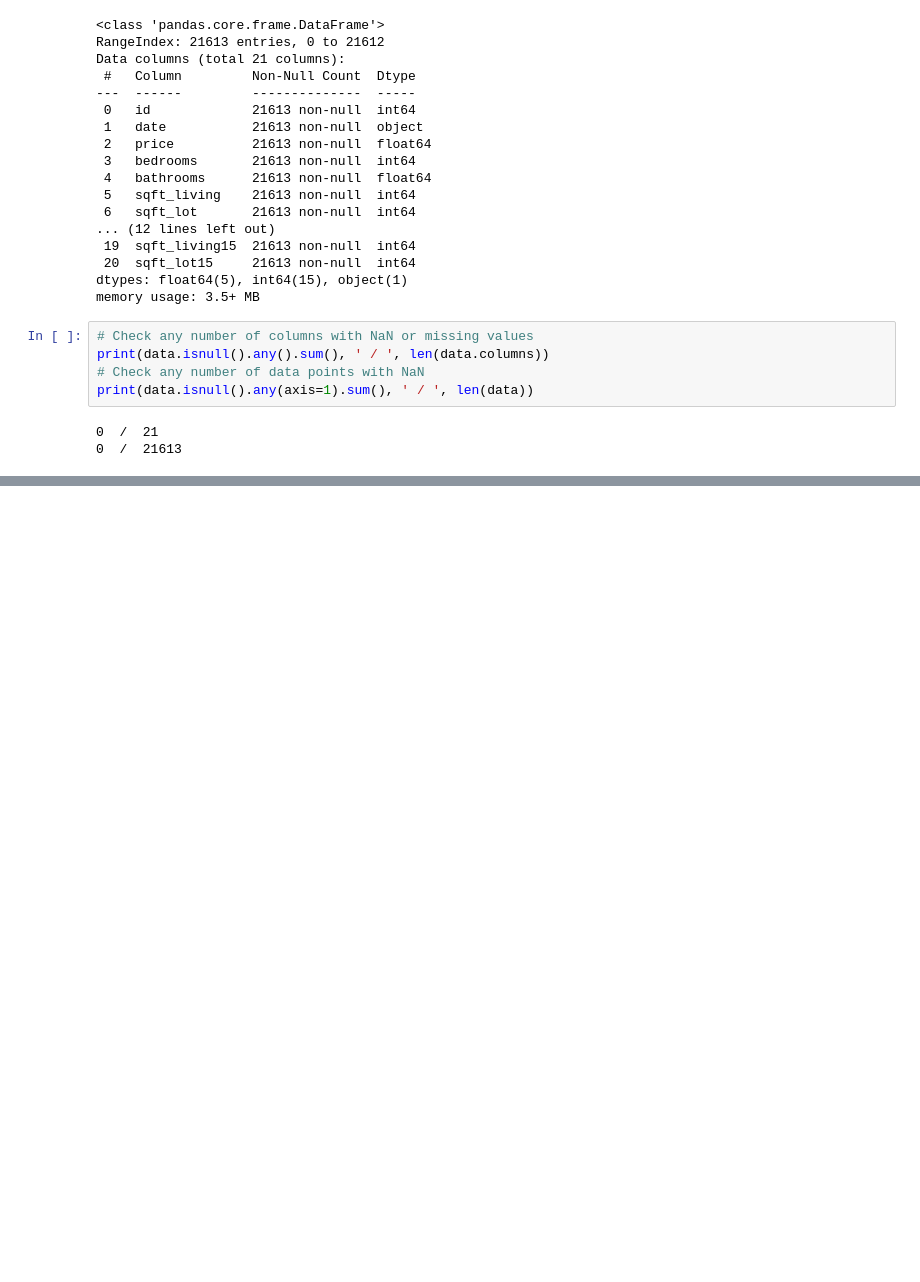
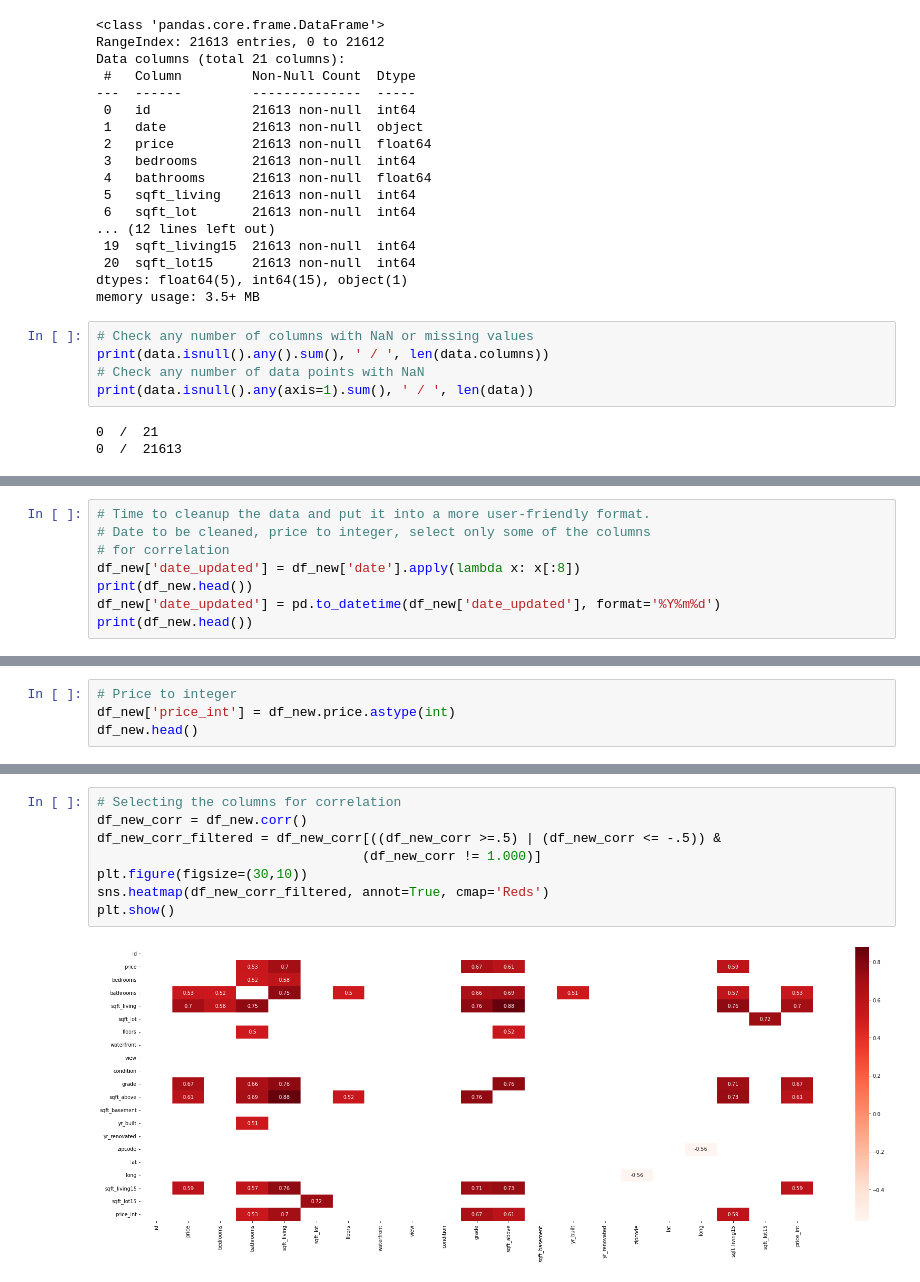
Before and after one commit to teoaleh/Data-Science-Projects, a Jupyter notebook: House sales in King County USA/EDA.ipynb, the cells around one changed output, grey strips where cells are left out. Saved outputs shown, nothing was run; the diff lists cells and outputs as text; blank space fills up the shorter version.

```diff
--- a/House sales in King County USA/EDA.ipynb
+++ b/House sales in King County USA/EDA.ipynb
@@ -70,0 +108,8 @@ sns.heatmap(corr_data.corr(), annot=True, linewidth=.8, mask=matrix, cmap='rocke
+# %%
+# Time to cleanup the data and put it into a more user-friendly format.
+# Date to be cleaned, price to integer, select only some of the columns
+# for correlation
+df_new['date_updated'] = df_new['date'].apply(lambda x: x[:8])
+print(df_new.head())
+df_new['date_updated'] = pd.to_datetime(df_new['date_updated'], format='%Y%m%d')
+print(df_new.head())
@@ -70,0 +140,4 @@ sns.heatmap(corr_data.corr(), annot=True, linewidth=.8, mask=matrix, cmap='rocke
+# %%
+# Price to integer
+df_new['price_int'] = df_new.price.astype(int)
+df_new.head()
@@ -70,0 +152,10 @@ sns.heatmap(corr_data.corr(), annot=True, linewidth=.8, mask=matrix, cmap='rocke
+# %%
+# Selecting the columns for correlation
+df_new_corr = df_new.corr()
+df_new_corr_filtered = df_new_corr[((df_new_corr >=.5) | (df_new_corr <= -.5)) &
+                                  (df_new_corr != 1.000)]
+plt.figure(figsize=(30,10))
+sns.heatmap(df_new_corr_filtered, annot=True, cmap='Reds')
+plt.show()
+# %% [output]
+[figure, added]
```
Also changed, not shown: parts of 16 cells of this notebook.
